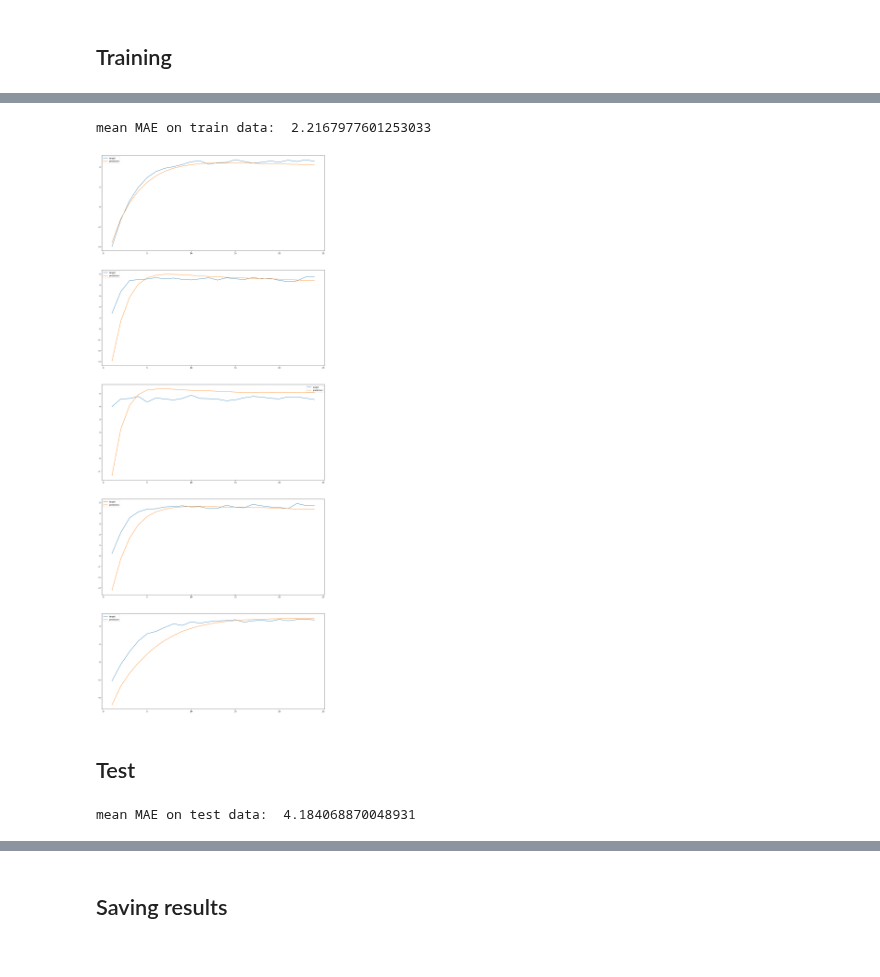
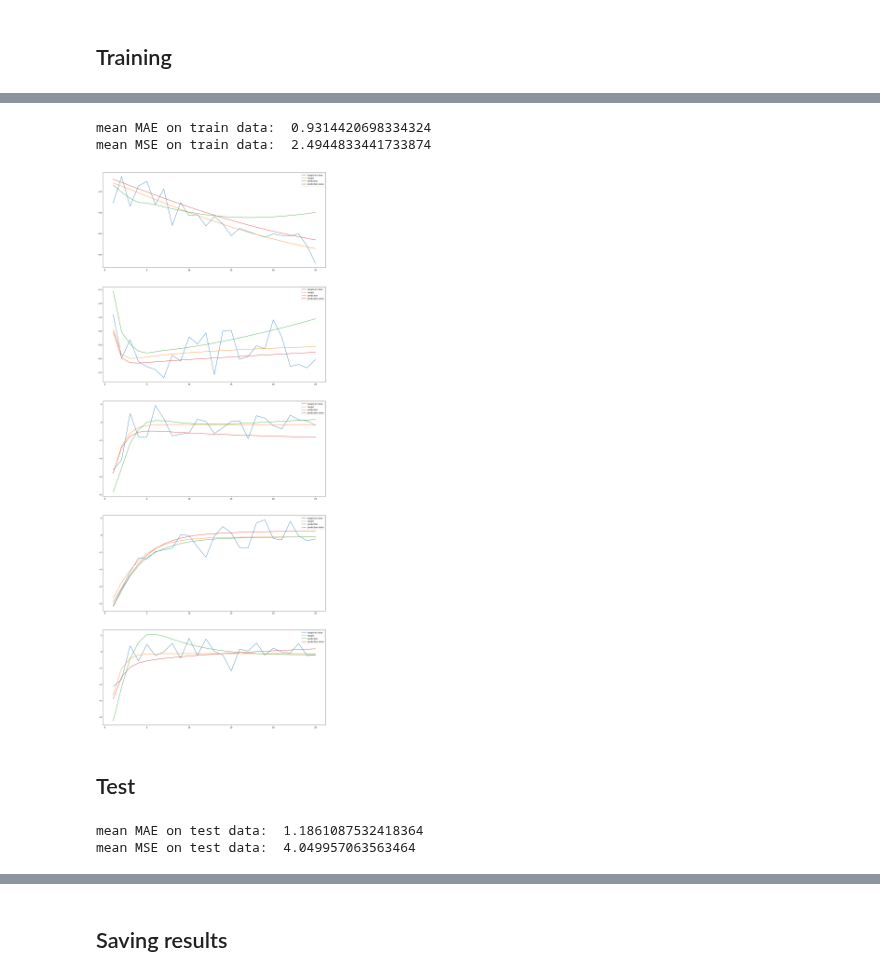
Before and after one commit to FrankwaP/subSISTM, a Jupyter notebook: models/ODE-RNN/RNN - LSTM.ipynb, the cells around one changed output, grey strips where cells are left out. Saved outputs shown, nothing was run; the diff lists cells and outputs as text; code cells hidden in the pictures.

```diff
--- a/models/ODE-RNN/RNN - LSTM.ipynb
+++ b/models/ODE-RNN/RNN - LSTM.ipynb
@@ -156,22 +161,22 @@ target_test = torch.stack(target_test)
 # %%
 #hyperparamètres
 hidden_size = [25]
-learning_rate = [ 0.001]
-criterion = torch.nn.L1Loss()
-epoch = 1000
-eps = 0.00001
+learning_rate = [ 0.0005]
+criterion = torch.nn.MSELoss()
+epoch = 20000
+eps = 0.0005
 # %%
 #Training with convergence criteria and GridSearch
 min_loss = float('inf')
 for h in hidden_size:
     for lr in learning_rate:
-        model = MODEL(input_size = 9, hidden_size=h, output_size=1)
+        model = MODEL(input_size = 8, hidden_size=h, output_size=1, num_layers=2)
         optimizer = torch.optim.SGD(model.parameters(), lr = lr)
         loss_val = [float('inf')]*100
         loss_train = []
         cur_loss_val = 0
         nb_epochs = 0
-        while abs(np.max(loss_val[-100:] - np.min(loss_val[-100:] + [cur_loss_val]))) >= eps:
+        while abs(np.max(loss_val[-100:] - np.min(loss_val[-100:] + [cur_loss_val]))) >= eps and nb_epochs < epoch:
 
             y_val = model(input = input_val)
             cur_loss_val = criterion(y_val, target_val).item()
@@ -211,38 +216,59 @@ plt.show()
 # %%
-#unscale data
+#unscale data and aggregate training set
 multi_index = pd.MultiIndex.from_product([N_train, range(y_pred.shape[1])], names=['individus', 'temps'])
 df = pd.DataFrame(index = multi_index, data = y_pred.detach().numpy().flatten(), columns=['y_pred'])
 df = df.reset_index()
 df = df.set_index(data_train.index)
 df.loc[:,'y_pred'] = scaler_y.inverse_transform(df[['y_pred']])
-data_train.loc[:,['y+1']] = scaler_y.inverse_transform(data_train[['y+1']])
+data_train.loc[:,y_labels] = scaler_y.inverse_transform(data_train[y_labels])
+
+multi_index = pd.MultiIndex.from_product([N_val, range(y_val.shape[1])], names=['individus', 'temps'])
+df_val = pd.DataFrame(index = multi_index, data = y_val.detach().numpy().flatten(), columns=['y_pred'])
+df_val = df_val.reset_index()
+df_val = df_val.set_index(data_val.index)
+df_val.loc[:,'y_pred'] = scaler_y.inverse_transform(df_val[['y_pred']])
+data_val.loc[:,y_labels] = scaler_y.inverse_transform(data_val[y_labels])
+
+df = pd.concat((df,df_val))
+data_train = pd.concat((data_train, data_val))
 # %%
 #Results on training
 MAE_list_train = []
-for k in N_train:
-    pred_k = df[(df['temps']!=0) & (df['individus'] == k)]['y_pred']
-    target_k = data_train[(data_train['temps']!=0) & (data_train['individus'] == k)]['y+1']
+MSE_list_train = []
+for k in range(1,501):
+    pred_k = df[(df['temps']>5) & (df['individus'] == k)]['y_pred']
+    target_k = data_train[(data_train['temps']>5) & (data_train['individus'] == k)][y_labels[0][:-4]]
     MAE_list_train.append(MAE(pred_k, target_k))
+    MSE_list_train.append(MSE(pred_k, target_k))
 print("mean MAE on train data: ", np.mean(MAE_list_train))
+print("mean MSE on train data: ", np.mean(MSE_list_train))
 # %% [output]
-mean MAE on train data:  2.2167977601253033
+mean MAE on train data:  0.9314420698334324
+mean MSE on train data:  2.4944833441733874
 # %%
 #Plot 4 random curves from training data and worst individual
 n = 5
 ex = np.random.choice(N_train, n)
 fig, axs = plt.subplots(n)
 fig.set_figwidth(20)
 fig.set_figheight(50)
 for k in range(n):
     axs[k].plot(data_train[(data_train['temps']!=0) & (data_train['individus']== ex[k])]['temps'],
-                data_train[(data_train['temps']!=0) & (data_train['individus']== ex[k])]['y+1'],
+                data_train[(data_train['temps']!=0) & (data_train['individus']== ex[k])][y_labels],
+                label= 'target w/ noise')
+    axs[k].plot(data_train[(data_train['temps']!=0) & (data_train['individus']== ex[k])]['temps'],
+                data_train[(data_train['temps']!=0) & (data_train['individus']== ex[k])][y_labels[0][:-4]],
                 label= 'target')
     axs[k].plot(df[(data_train['temps']!=0) & (df['individus']== ex[k])]['temps'],
                 df[(df['temps']!=0) & (df['individus']==ex[k])]['y_pred'],
                 label= 'prediction')
+    axs[k].plot(predictions_R_train[(predictions_R_train['temps']!=0) & (predictions_R_train['individus']== ex[k])]['temps'],
+                predictions_R_train[(predictions_R_train['temps']!=0) & (predictions_R_train['individus']== ex[k])]['pred_naif_fixed'],
+                label= 'prediction naïve')
     axs[k].legend()
+plt.savefig("../../models/ODE-RNN/Résultats/"+ "TRAIN_" + MODEL.__name__ + "_Mixed" + str(USE_MIXED_EFFECT) + "_Timestep" + str(timestep_skip) + ".png")
 # %% [output]
-[figure, old version]
+[figure, new version]
 # %% [markdown]
 ## Test
 # %%
@@ -257,13 +283,17 @@ dtest_norm.loc[:,'y+1'] = scaler_y.inverse_transform(dtest_norm[['y+1']])
 # %%
-#MAE on test data
+#Scores on test data
 MAE_list_test = []
+MSE_list_test = []
 for k in range(1,501):
-    pred_k = df_test[(df_test['temps']!=0) & (df_test['individus'] == k)]['y_test']
-    target_k = dtest_norm[(dtest_norm['temps']!=0) & (dtest_norm['individus'] == k)]['y+1']
+    pred_k = df_test[(df_test['temps']>5) & (df_test['individus'] == k)]['y_test']
+    target_k = dtest_norm[(dtest_norm['temps']>5) & (dtest_norm['individus'] == k)][y_labels[0][:-4]]
     MAE_list_test.append(MAE(pred_k,target_k))
+    MSE_list_test.append(MSE(pred_k,target_k))
 print("mean MAE on test data: ", np.mean(MAE_list_test))
+print("mean MSE on test data: ", np.mean(MSE_list_test))
 # %% [output]
-mean MAE on test data:  4.184068870048931
+mean MAE on test data:  1.1861087532418364
+mean MSE on test data:  4.049957063563464
 # %%
 n = 5
 ex = randint(1,501, n)
```
Also changed, not shown: parts of 13 cells of this notebook, 1 other file.
